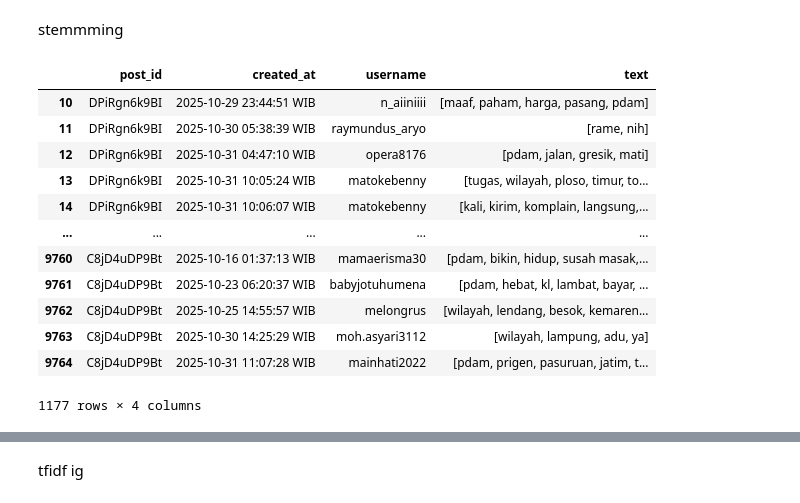
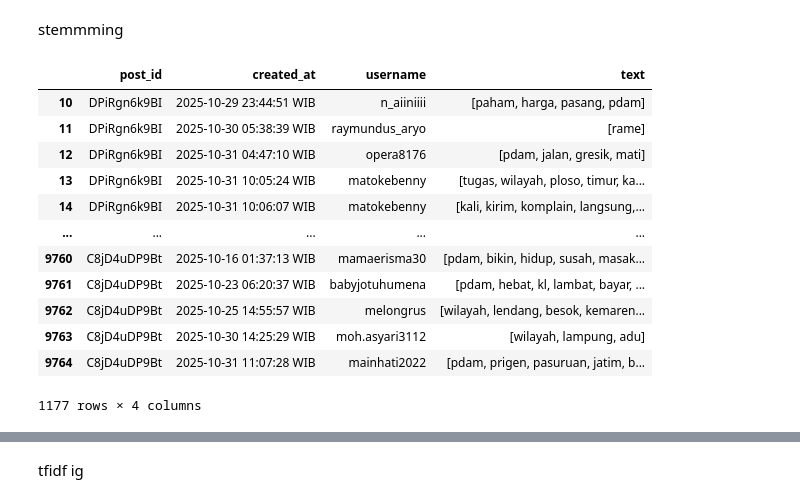
Before and after one commit to fatimahAMahros/pa_goes_brrr, a Jupyter notebook: preprocess_ts.ipynb, the cells around one changed output, grey strips where cells are left out. Drawn from its saved outputs; the diff is of its cells as text; code cells hidden in the pictures.

```diff
--- a/preprocess_ts.ipynb
+++ b/preprocess_ts.ipynb
@@ -242,22 +273,23 @@ data_partial.to_csv("stemmed_all_v3.csv", index=False)
 # %%
-comments = pd.read_csv('stemmed_all_v3.csv')
+comments = pd.read_csv('stemmed_all_v5.csv')
 data_partial = comments.loc[:,['post_id','created_at','username','text']]
 data_partial = data_partial[(data_partial['created_at'] > '2025-10-01') & (data_partial['created_at'] < '2025-11-01')]
 import ast
 
 data_partial['text'] = data_partial['text'].apply(ast.literal_eval)
 data_partial
+# data_partial.to_csv("stemmed_oct2025.csv", index=False)
 # %% [output]
 |  | post_id | created_at | username | text |
-| 10 | DPiRgn6k9BI | 2025-10-29 23:44:51 WIB | n_aiiniiii | [maaf, paham, harga, pasang, pdam] |
-| 11 | DPiRgn6k9BI | 2025-10-30 05:38:39 WIB | raymundus_aryo | [rame, nih] |
+| 10 | DPiRgn6k9BI | 2025-10-29 23:44:51 WIB | n_aiiniiii | [paham, harga, pasang, pdam] |
+| 11 | DPiRgn6k9BI | 2025-10-30 05:38:39 WIB | raymundus_aryo | [rame] |
 | 12 | DPiRgn6k9BI | 2025-10-31 04:47:10 WIB | opera8176 | [pdam, jalan, gresik, mati] |
-| 13 | DPiRgn6k9BI | 2025-10-31 10:05:24 WIB | matokebenny | [tugas, wilayah, ploso, timur, to... |
+| 13 | DPiRgn6k9BI | 2025-10-31 10:05:24 WIB | matokebenny | [tugas, wilayah, ploso, timur, ka... |
 | 14 | DPiRgn6k9BI | 2025-10-31 10:06:07 WIB | matokebenny | [kali, kirim, komplain, langsung,... |
 | ... | ... | ... | ... | ... |
-| 9760 | C8jD4uDP9Bt | 2025-10-16 01:37:13 WIB | mamaerisma30 | [pdam, bikin, hidup, susah masak,... |
+| 9760 | C8jD4uDP9Bt | 2025-10-16 01:37:13 WIB | mamaerisma30 | [pdam, bikin, hidup, susah, masak... |
 | 9761 | C8jD4uDP9Bt | 2025-10-23 06:20:37 WIB | babyjotuhumena | [pdam, hebat, kl, lambat, bayar, ... |
 | 9762 | C8jD4uDP9Bt | 2025-10-25 14:55:57 WIB | melongrus | [wilayah, lendang, besok, kemaren... |
-| 9763 | C8jD4uDP9Bt | 2025-10-30 14:25:29 WIB | moh.asyari3112 | [wilayah, lampung, adu, ya] |
-| 9764 | C8jD4uDP9Bt | 2025-10-31 11:07:28 WIB | mainhati2022 | [pdam, prigen, pasuruan, jatim, t... |
+| 9763 | C8jD4uDP9Bt | 2025-10-30 14:25:29 WIB | moh.asyari3112 | [wilayah, lampung, adu] |
+| 9764 | C8jD4uDP9Bt | 2025-10-31 11:07:28 WIB | mainhati2022 | [pdam, prigen, pasuruan, jatim, b... |
 1177 rows × 4 columns
```
Also changed, not shown: parts of 36 cells of this notebook, 19 other files.
